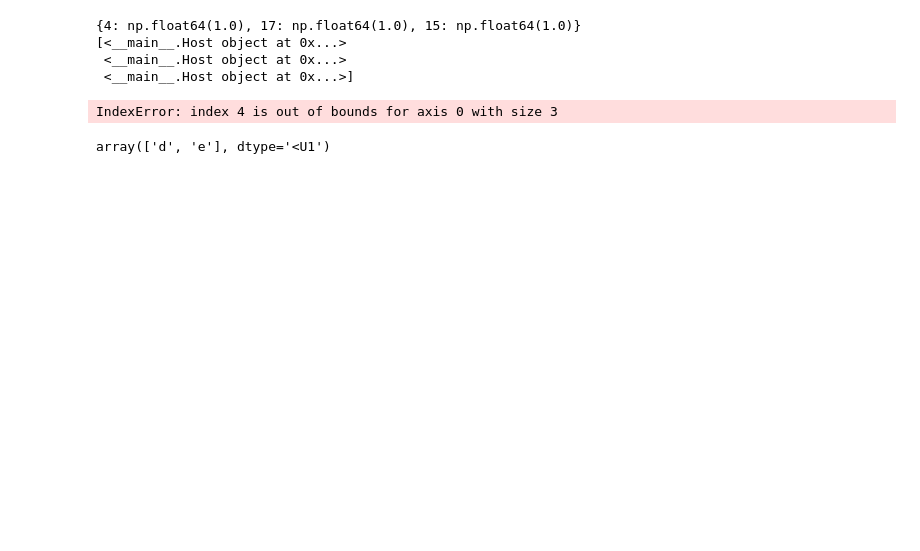
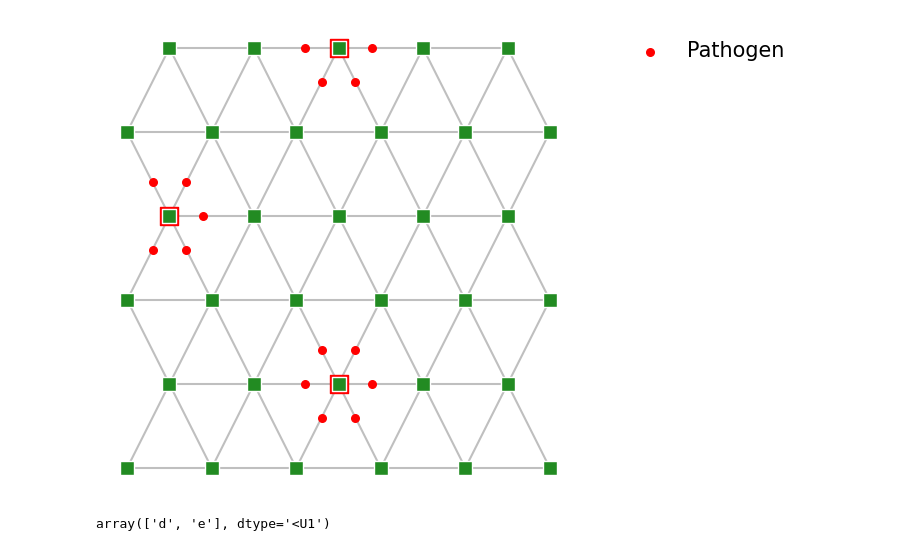
Before and after one commit to LoesBijman/WUR_host_quality, a Jupyter notebook: simulation_try.ipynb, the cells around one changed output. Cells and saved outputs as stored; diff of their text form; code cells hidden in the pictures; blank space fills up the shorter version.

```diff
--- a/simulation_try.ipynb
+++ b/simulation_try.ipynb
@@ -236,24 +236,20 @@ class DiseaseProgression:
 # %%
 n_rows = 6; n_cols = n_rows * 2 - 1 # to make a square
 total_n_hosts = n_cols * (n_rows // 2)
 
 thresholds = np.ones(total_n_hosts)
-infect_rates = np.ones(total_n_hosts)
+infect_rates = np.ones(total_n_hosts) * 0.4
 total_n_pathogens = np.ones(total_n_hosts) * 80
 
 HG = HexaGrid(n_rows, n_cols, thresholds, infect_rates, total_n_pathogens)
 HG.build_lattice()
 
 DP = DiseaseProgression(HG.n_hosts // 10, 10, HG, 100)
 DP = DiseaseProgression(HG.n_hosts // 10, 80, HG, T_end = 10)
 DP.initial_innoculation()
-DP.spread_disease()
+DP.visualize_disease(show = True, show_pathogen=True)
 # %% [output]
-{4: np.float64(1.0), 17: np.float64(1.0), 15: np.float64(1.0)}
-[<__main__.Host object at 0x...>
- <__main__.Host object at 0x...>
- <__main__.Host object at 0x...>]
-IndexError: index 4 is out of bounds for axis 0 with size 3
+[figure, added]
 # %%
 time_list = [2,3,4,1,1,5]; times_until_infection = {}
 for i in range(6):
```
Also changed, not shown: 2 other files.
